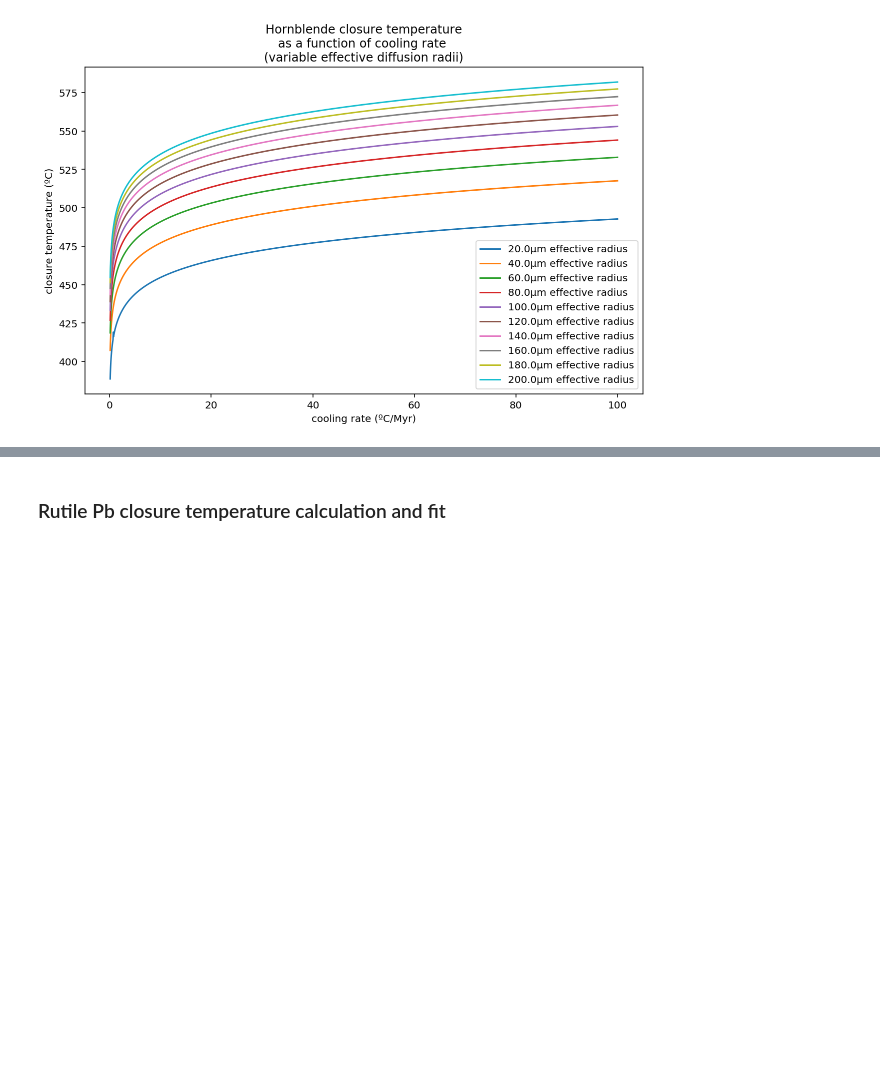
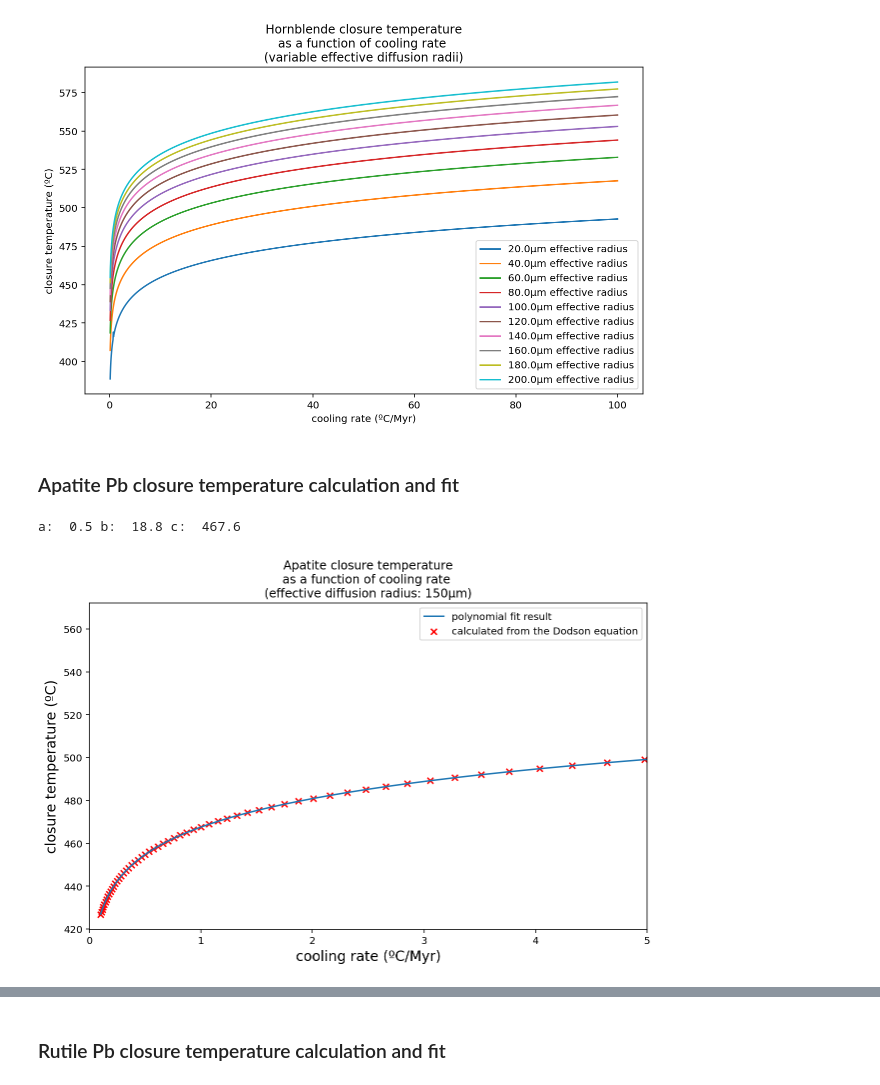
Before and after one commit to Swanson-Hysell-Group/Grenville_seminar, a Jupyter notebook: code/Thermochron_diffusion_models.ipynb, the cells around one changed output, grey strips where cells are left out. Drawn from its saved outputs; the diff is of its cells as text; code cells hidden in the pictures; blank space fills up the shorter version.

```diff
--- a/code/Thermochron_diffusion_models.ipynb
+++ b/code/Thermochron_diffusion_models.ipynb
@@ -256,3 +280,39 @@ plt.legend()
 plt.show()
 # %% [output]
 [figure]
+# %% [markdown]
+### Apatite Pb closure temperature calculation and fit
+# %%
+apatite_E = 231*1000
+
+apatite_D0 = 1.27e-8
+cooling_rate = np.logspace(-1, 2 ,100)/Julian_year/1e6
+
+apatite_a = 150/1e6
+
+closure_T_list = []
+for i in cooling_rate:
+    closure_T_list.append(closure_temps(600, apatite_E, apatite_D0, R, A, apatite_a, i))
+
+a, b, c = np.ndarray.flatten(np.round(np.polyfit(np.log(cooling_rate*Julian_year*1e6), closure_T_list, 2),1))
+print('a: ', a, 'b: ', b, 'c: ', c)
+
+fit_series = pd.Series(['Apatite', a, b, c], index = columns)
+log_closure_temp_fit_df=log_closure_temp_fit_df.append(fit_series, ignore_index=1)
+
+x = cooling_rate*Julian_year*1e6
+y = a*np.log(x)**2+b*np.log(x)+c
+
+
+plt.figure(figsize=(10, 6))
+plt.scatter(cooling_rate*Julian_year*1e6, closure_T_list, marker ='x', color = 'r', label='calculated from the Dodson equation')
+plt.plot(x, y, label='polynomial fit result')
+plt.xlim(0, 5)
+plt.xlabel('cooling rate (ºC/Myr)', fontsize=14)
+plt.ylabel('closure temperature (ºC)', fontsize=14)
+plt.title('Apatite closure temperature\nas a function of cooling rate \n(effective diffusion radius: 150µm)')
+plt.legend()
+plt.show()
+# %% [output]
+a:  0.5 b:  18.8 c:  467.6
+[figure, added]
```
Also changed, not shown: parts of 5 cells of this notebook, 2 other files.
